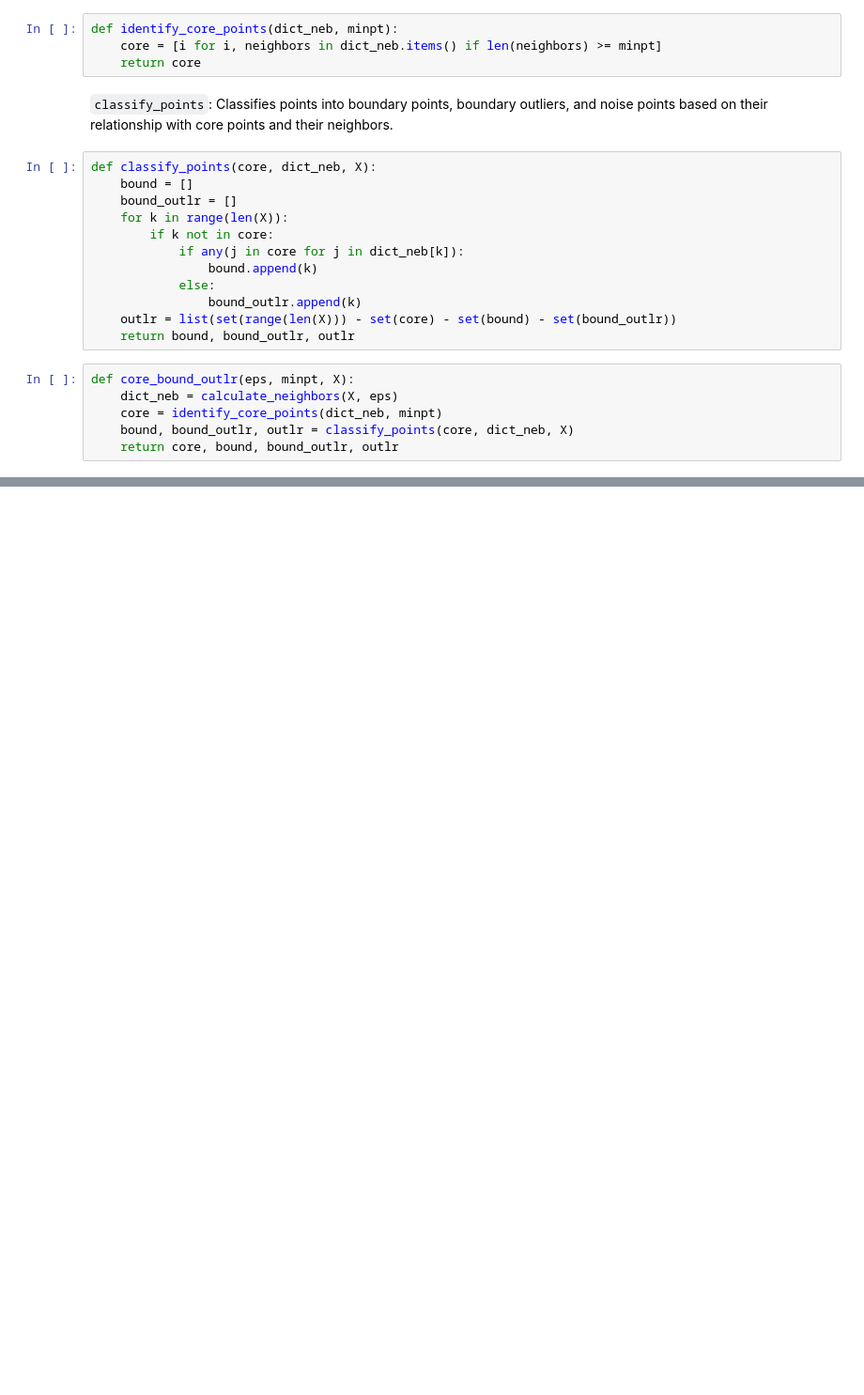
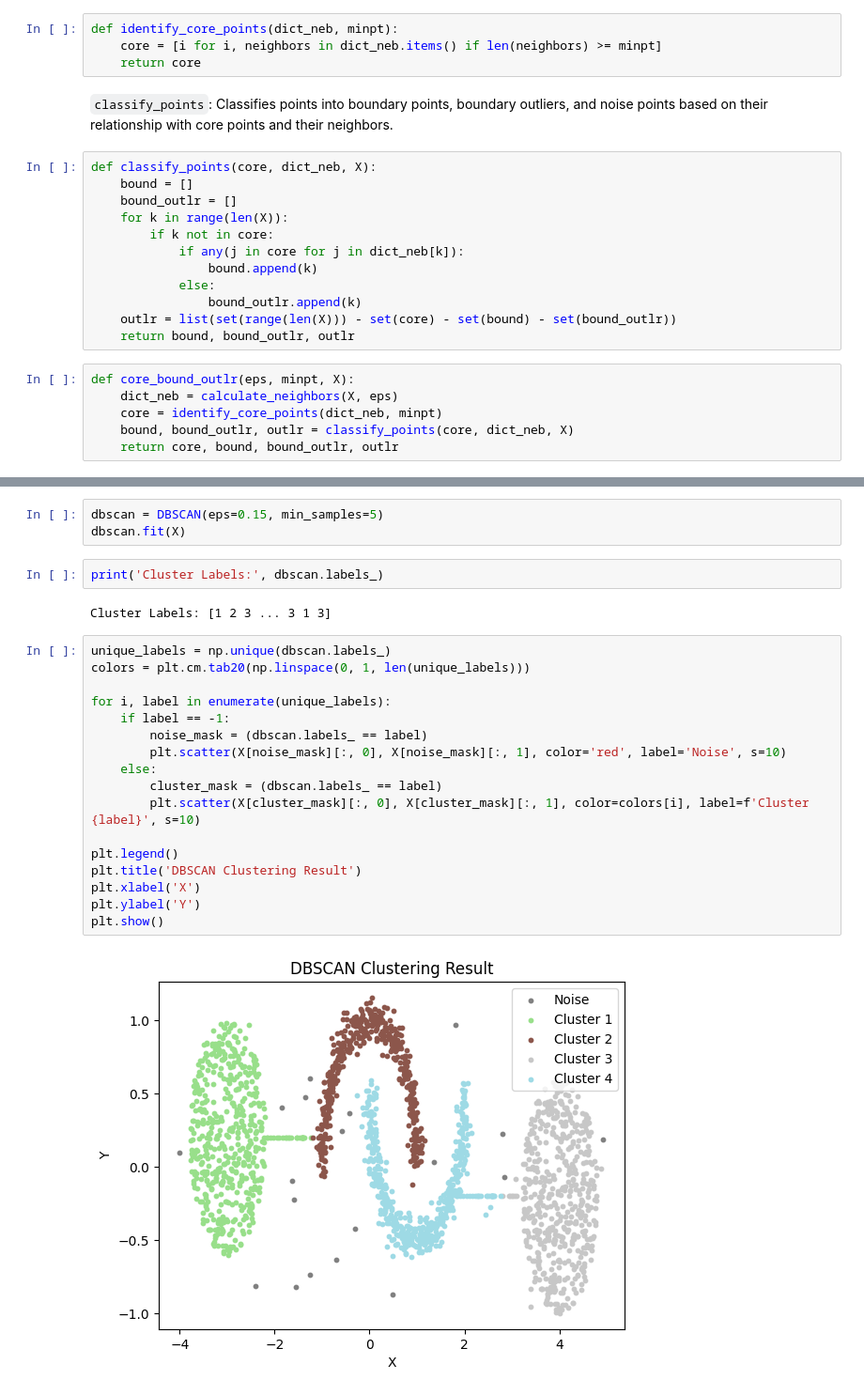
Before and after one commit to metsearch/dbscan-from-scratch, a Jupyter notebook: dbscan.ipynb, the cells around one changed output, grey strips where cells are left out. Shown at 94% size. Drawn from its saved outputs; the diff is of its cells as text; blank space fills up the shorter version.

Commit message:
[Update]: finish clustering

```diff
--- a/dbscan.ipynb
+++ b/dbscan.ipynb
@@ -106,0 +149,26 @@ plt.legend(['Core', 'Boundary', 'Boundary Outlier', 'Outlier'])
+# %%
+dbscan = DBSCAN(eps=0.15, min_samples=5)
+dbscan.fit(X)
+# %%
+print('Cluster Labels:', dbscan.labels_)
+# %% [output]
+Cluster Labels: [1 2 3 ... 3 1 3]
+# %%
+unique_labels = np.unique(dbscan.labels_)
+colors = plt.cm.tab20(np.linspace(0, 1, len(unique_labels)))
+
+for i, label in enumerate(unique_labels):
+    if label == -1:
+        noise_mask = (dbscan.labels_ == label)
+        plt.scatter(X[noise_mask][:, 0], X[noise_mask][:, 1], color='red', label='Noise', s=10)
+    else:
+        cluster_mask = (dbscan.labels_ == label)
+        plt.scatter(X[cluster_mask][:, 0], X[cluster_mask][:, 1], color=colors[i], label=f'Cluster {label}', s=10)
+
+plt.legend()
+plt.title('DBSCAN Clustering Result')
+plt.xlabel('X')
+plt.ylabel('Y')
+plt.show()
+# %% [output]
+[figure, added]
```
Also changed, not shown: parts of 3 cells of this notebook.
